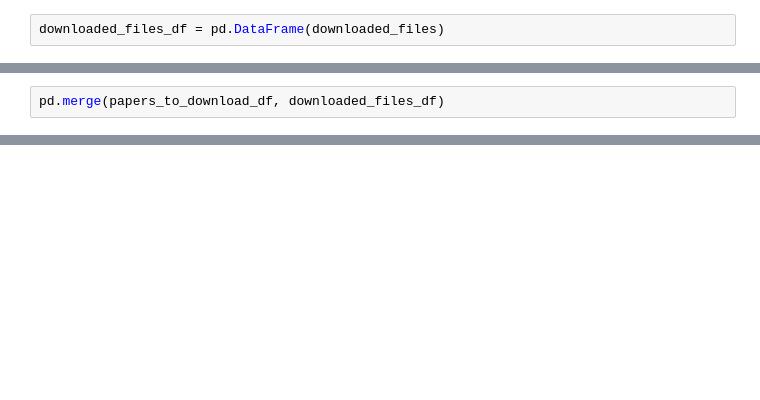
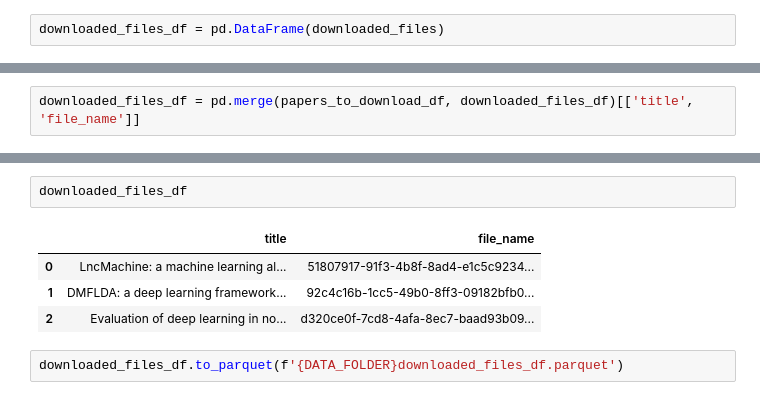
Before and after one commit to seyedrezamirkhani/ml-lncRNA, a Jupyter notebook: src/notebooks/08-download-files.ipynb, the cells around one changed output, grey strips where cells are left out. Saved outputs shown, nothing was run; the diff lists cells and outputs as text; blank space fills up the shorter version.

Commit message:
save dataframe with paper-title/file-name

```diff
--- a/src/notebooks/08-download-files.ipynb
+++ b/src/notebooks/08-download-files.ipynb
@@ -201,2 +203,2 @@ downloaded_files_df
 # %%
-pd.merge(papers_to_download_df, downloaded_files_df)
+downloaded_files_df = pd.merge(papers_to_download_df, downloaded_files_df)[['title', 'file_name']]
@@ -207,0 +205,9 @@ pd.merge(papers_to_download_df, downloaded_files_df)
+# %%
+downloaded_files_df
+# %% [output]
+|  | title | file_name |
+| 0 | LncMachine: a machine learning al... | 51807917-91f3-4b8f-8ad4-e1c5c9234... |
+| 1 | DMFLDA: a deep learning framework... | 92c4c16b-1cc5-49b0-8ff3-09182bfb0... |
+| 2 | Evaluation of deep learning in no... | d320ce0f-7cd8-4afa-8ec7-baad93b09... |
+# %%
+downloaded_files_df.to_parquet(f'{DATA_FOLDER}downloaded_files_df.parquet')
```
Also changed, not shown: parts of 4 cells of this notebook.
